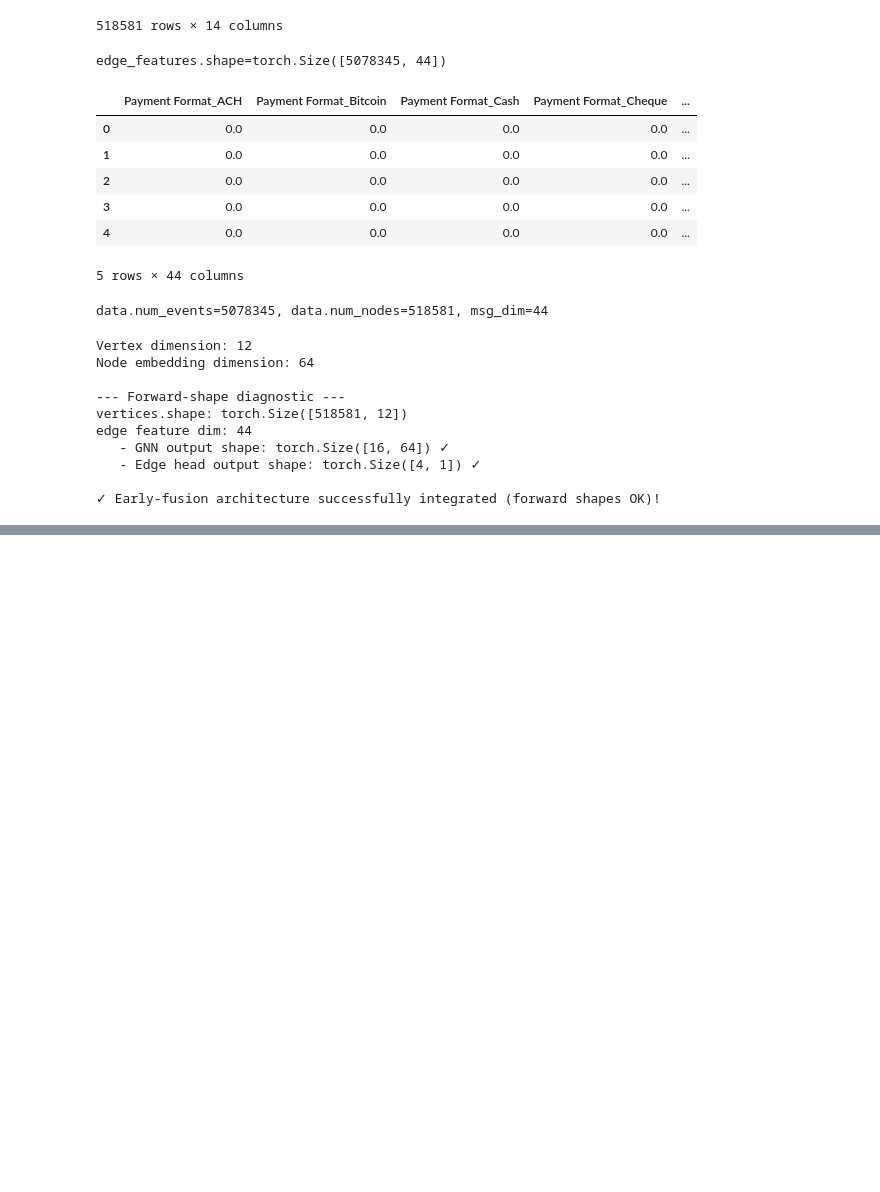
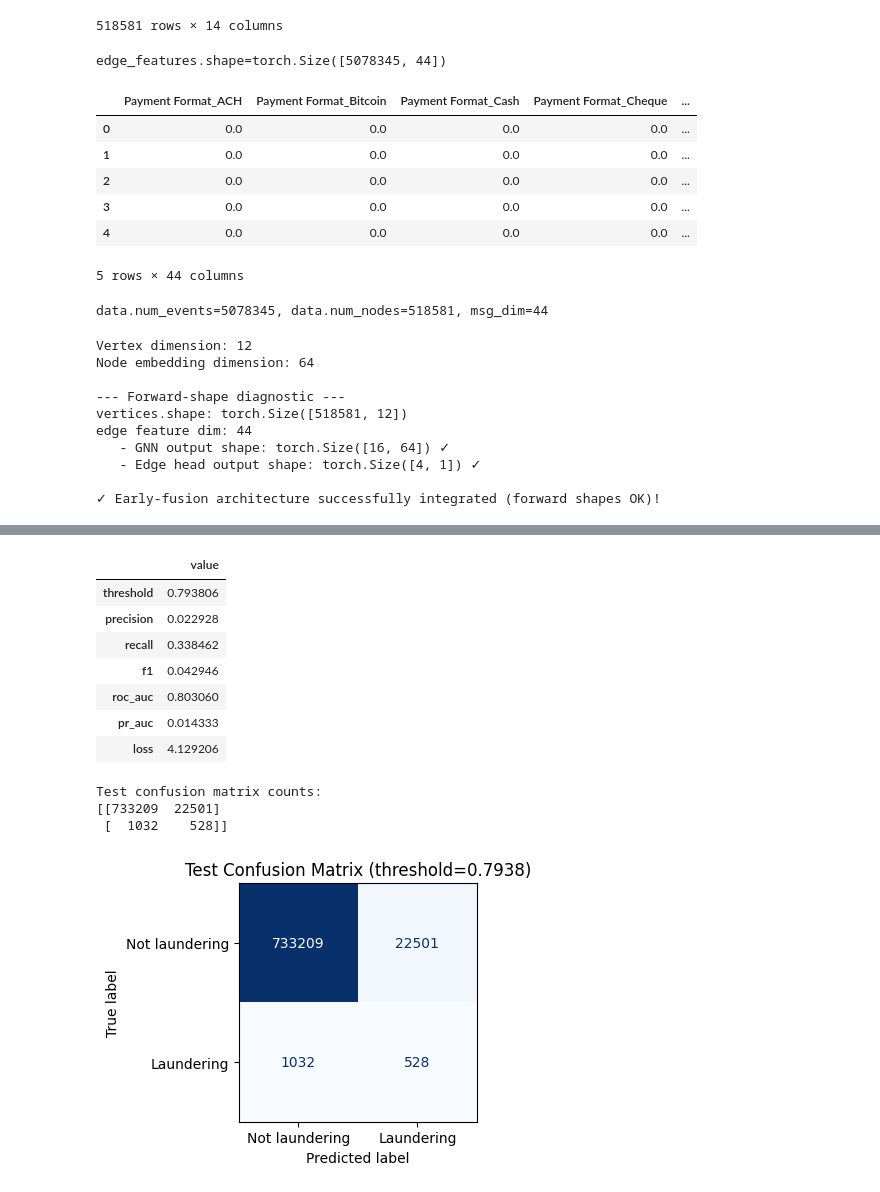
Before and after one commit to Darrellcr/Money-Laundering-Detection, a Jupyter notebook: training_TGNAnomaly.ipynb, the cells around one changed output, grey strips where cells are left out. Saved outputs shown, nothing was run; the diff lists cells and outputs as text; code cells hidden in the pictures; blank space fills up the shorter version.

```diff
--- a/training_TGNAnomaly.ipynb
+++ b/training_TGNAnomaly.ipynb
@@ -60,7 +107,7 @@ from tqdm import tqdm
 # %%
 dataset_path = Path('../dataset')
 artifact_dir = Path('./preprocessors')
-checkpoint_dir = Path('./checkpoints/tgn_anomaly')
+checkpoint_dir = Path('./checkpoints/tgn_anomaly/main')
 log_dir = Path('./logs/tensorboard')
 
 artifact_dir.mkdir(parents=True, exist_ok=True)
@@ -535,6 +613,8 @@ class TemporalAnomalyTrainer:
                 writer.add_scalar('Metrics/val_pr_auc', val_metrics['pr_auc'], epoch)
                 writer.add_scalar('Metrics/val_roc_auc', val_metrics['roc_auc'], epoch)
                 writer.add_scalar('Metrics/val_f1', val_metrics['f1'], epoch)
+                writer.add_scalar('Metrics/val_precision', val_metrics['precision'], epoch)
+                writer.add_scalar('Metrics/val_recall', val_metrics['recall'], epoch)
                 writer.add_scalar('Threshold/validation', val_metrics['threshold'], epoch)
 
                 latest_path = self.checkpoint_dir / 'latest.pt'
@@ -679,6 +759,6 @@ trainer = TemporalAnomalyTrainer(
     vertices=vertices,
 )
 
-history = trainer.fit(max_epochs=5)
+history = trainer.fit(max_epochs=10)
 print(history[-1] if history else {})
 # %% [output]
@@ -695,0 +786,49 @@ Validation threshold: 0.7821 | PR AUC: 0.0108 | ROC AUC: 0.7565 | F1: 0.0404
+# %%
+from matplotlib import pyplot as plt
+from sklearn.metrics import ConfusionMatrixDisplay, confusion_matrix
+
+if "trainer" not in globals():
+    raise RuntimeError("Run the training cells first so `trainer` exists in the notebook state.")
+
+best_checkpoint_path = checkpoint_dir / "best.pt"
+if not best_checkpoint_path.exists():
+    raise FileNotFoundError(f"Best checkpoint not found: {best_checkpoint_path}")
+
+trainer.load_checkpoint(best_checkpoint_path)
+
+test_loss, test_metrics, y_true_test, y_score_test = trainer.evaluate_test(threshold=trainer.best_threshold)
+y_pred_test = (y_score_test >= trainer.best_threshold).astype(np.int64)
+
+metric_table = pd.DataFrame.from_dict(test_metrics, orient="index", columns=["value"])
+display(metric_table)
+
+print("\nTest confusion matrix counts:")
+cm = confusion_matrix(y_true_test, y_pred_test)
+print(cm)
+
+fig, ax = plt.subplots(figsize=(4, 4))
+ConfusionMatrixDisplay.from_predictions(
+    y_true_test,
+    y_pred_test,
+    display_labels=["Not laundering", "Laundering"],
+    cmap="Blues",
+    colorbar=False,
+    values_format="d",
+    ax=ax,
+)
+ax.set_title(f"Test Confusion Matrix (threshold={trainer.best_threshold:.4f})")
+plt.tight_layout()
+plt.show()
+# %% [output]
+|  | value |
+| threshold | 0.793806 |
+| precision | 0.022928 |
+| recall | 0.338462 |
+| f1 | 0.042946 |
+| roc_auc | 0.803060 |
+| pr_auc | 0.014333 |
+| loss | 4.129206 |
+Test confusion matrix counts:
+[[733209  22501]
+ [  1032    528]]
+[figure, added]
```
Also changed, not shown: parts of 7 cells of this notebook, 1 other file.
